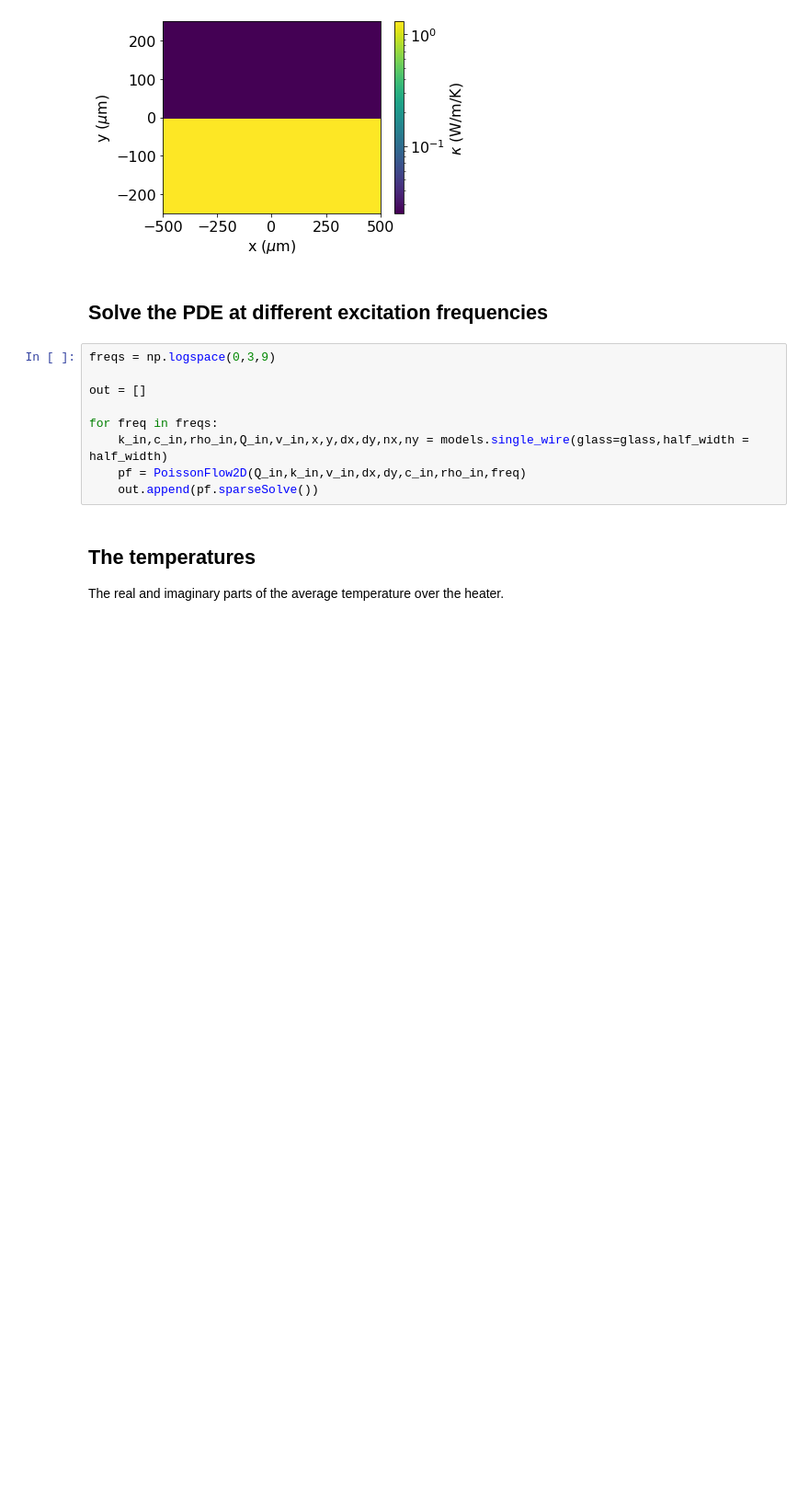
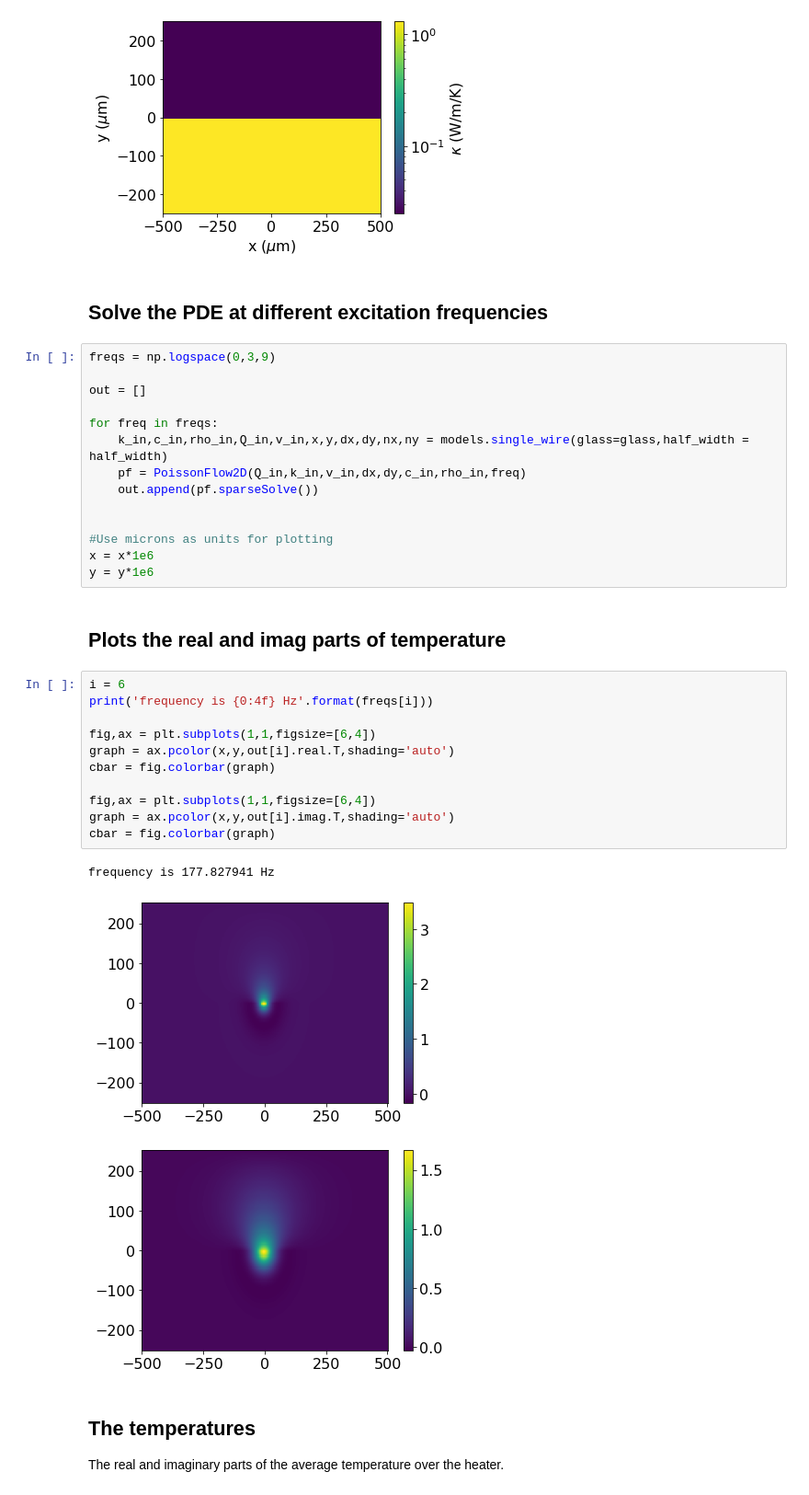
Before and after one commit to microncubed/3-omega, a Jupyter notebook: scripts/01_run_simulations.ipynb, the cells around one changed output. Shown: that part at 92% size. Cells and saved outputs as stored; diff of their text form; blank space fills up the shorter version.

```diff
--- a/scripts/01_run_simulations.ipynb
+++ b/scripts/01_run_simulations.ipynb
@@ -108,6 +108,28 @@ for freq in freqs:
     k_in,c_in,rho_in,Q_in,v_in,x,y,dx,dy,nx,ny = models.single_wire(glass=glass,half_width = half_width)
     pf = PoissonFlow2D(Q_in,k_in,v_in,dx,dy,c_in,rho_in,freq)
     out.append(pf.sparseSolve())
+
+
+#Use microns as units for plotting
+x = x*1e6
+y = y*1e6
+# %% [markdown]
+## Plots the real and imag parts of temperature
+# %%
+i = 6
+print('frequency is {0:4f} Hz'.format(freqs[i]))
+
+fig,ax = plt.subplots(1,1,figsize=[6,4])
+graph = ax.pcolor(x,y,out[i].real.T,shading='auto')
+cbar = fig.colorbar(graph)
+
+fig,ax = plt.subplots(1,1,figsize=[6,4])
+graph = ax.pcolor(x,y,out[i].imag.T,shading='auto')
+cbar = fig.colorbar(graph)
+# %% [output]
+frequency is 177.827941 Hz
+[figure, added]
+[figure, added]
 # %% [markdown]
 ## The temperatures
 
```
Also changed, not shown: parts of 3 cells of this notebook, 4 other files.
